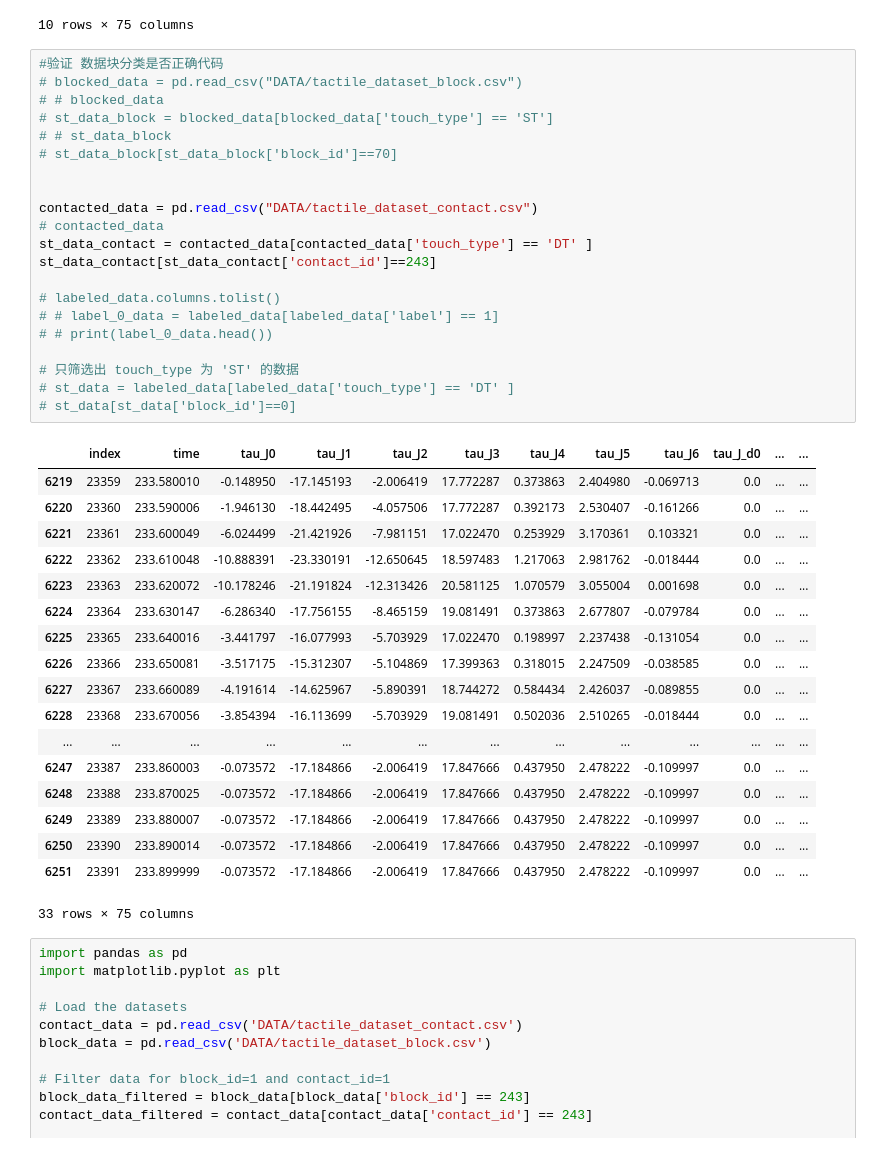
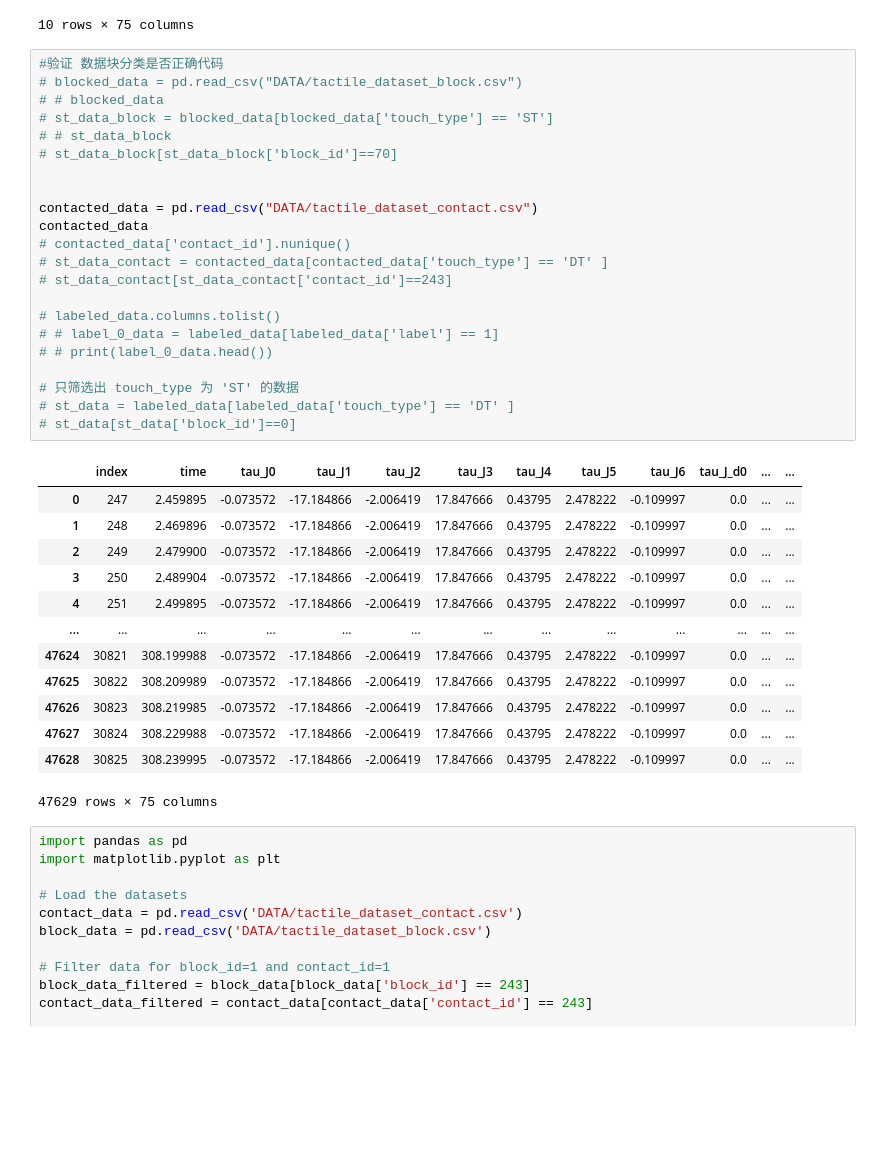
Before and after one commit to MindLabZHAW/tactileGestureDetection, a Jupyter notebook: Spectro_classify.ipynb, the cells around one changed output. Cells and saved outputs as stored; diff of their text form; blank space fills up the shorter version.

```diff
--- a/Spectro_classify.ipynb
+++ b/Spectro_classify.ipynb
@@ -61,43 +61,39 @@ st_data[st_data['block_id']==100]
 # %%
 #验证 数据块分类是否正确代码
 # blocked_data = pd.read_csv("DATA/tactile_dataset_block.csv")
 # # blocked_data
 # st_data_block = blocked_data[blocked_data['touch_type'] == 'ST']
 # # st_data_block
 # st_data_block[st_data_block['block_id']==70]
 
 
 contacted_data = pd.read_csv("DATA/tactile_dataset_contact.csv")
-# contacted_data
-st_data_contact = contacted_data[contacted_data['touch_type'] == 'DT' ]
-st_data_contact[st_data_contact['contact_id']==243]
+contacted_data
+# contacted_data['contact_id'].nunique()
+# st_data_contact = contacted_data[contacted_data['touch_type'] == 'DT' ]
+# st_data_contact[st_data_contact['contact_id']==243]
 
 # labeled_data.columns.tolist()
 # # label_0_data = labeled_data[labeled_data['label'] == 1]
 # # print(label_0_data.head())
 
 # 只筛选出 touch_type 为 'ST' 的数据
 # st_data = labeled_data[labeled_data['touch_type'] == 'DT' ]
 # st_data[st_data['block_id']==0]
 # %% [output]
 |  | index | time | tau_J0 | tau_J1 | tau_J2 | tau_J3 | tau_J4 | tau_J5 | tau_J6 | tau_J_d0 | ... | ... |
-| 6219 | 23359 | 233.580010 | -0.148950 | -17.145193 | -2.006419 | 17.772287 | 0.373863 | 2.404980 | -0.069713 | 0.0 | ... | ... |
-| 6220 | 23360 | 233.590006 | -1.946130 | -18.442495 | -4.057506 | 17.772287 | 0.392173 | 2.530407 | -0.161266 | 0.0 | ... | ... |
-| 6221 | 23361 | 233.600049 | -6.024499 | -21.421926 | -7.981151 | 17.022470 | 0.253929 | 3.170361 | 0.103321 | 0.0 | ... | ... |
-| 6222 | 23362 | 233.610048 | -10.888391 | -23.330191 | -12.650645 | 18.597483 | 1.217063 | 2.981762 | -0.018444 | 0.0 | ... | ... |
-| 6223 | 23363 | 233.620072 | -10.178246 | -21.191824 | -12.313426 | 20.581125 | 1.070579 | 3.055004 | 0.001698 | 0.0 | ... | ... |
-| 6224 | 23364 | 233.630147 | -6.286340 | -17.756155 | -8.465159 | 19.081491 | 0.373863 | 2.677807 | -0.079784 | 0.0 | ... | ... |
-| 6225 | 23365 | 233.640016 | -3.441797 | -16.077993 | -5.703929 | 17.022470 | 0.198997 | 2.237438 | -0.131054 | 0.0 | ... | ... |
-| 6226 | 23366 | 233.650081 | -3.517175 | -15.312307 | -5.104869 | 17.399363 | 0.318015 | 2.247509 | -0.038585 | 0.0 | ... | ... |
-| 6227 | 23367 | 233.660089 | -4.191614 | -14.625967 | -5.890391 | 18.744272 | 0.584434 | 2.426037 | -0.089855 | 0.0 | ... | ... |
-| 6228 | 23368 | 233.670056 | -3.854394 | -16.113699 | -5.703929 | 19.081491 | 0.502036 | 2.510265 | -0.018444 | 0.0 | ... | ... |
+| 0 | 247 | 2.459895 | -0.073572 | -17.184866 | -2.006419 | 17.847666 | 0.43795 | 2.478222 | -0.109997 | 0.0 | ... | ... |
+| 1 | 248 | 2.469896 | -0.073572 | -17.184866 | -2.006419 | 17.847666 | 0.43795 | 2.478222 | -0.109997 | 0.0 | ... | ... |
+| 2 | 249 | 2.479900 | -0.073572 | -17.184866 | -2.006419 | 17.847666 | 0.43795 | 2.478222 | -0.109997 | 0.0 | ... | ... |
+| 3 | 250 | 2.489904 | -0.073572 | -17.184866 | -2.006419 | 17.847666 | 0.43795 | 2.478222 | -0.109997 | 0.0 | ... | ... |
+| 4 | 251 | 2.499895 | -0.073572 | -17.184866 | -2.006419 | 17.847666 | 0.43795 | 2.478222 | -0.109997 | 0.0 | ... | ... |
 | ... | ... | ... | ... | ... | ... | ... | ... | ... | ... | ... | ... | ... |
-| 6247 | 23387 | 233.860003 | -0.073572 | -17.184866 | -2.006419 | 17.847666 | 0.437950 | 2.478222 | -0.109997 | 0.0 | ... | ... |
-| 6248 | 23388 | 233.870025 | -0.073572 | -17.184866 | -2.006419 | 17.847666 | 0.437950 | 2.478222 | -0.109997 | 0.0 | ... | ... |
-| 6249 | 23389 | 233.880007 | -0.073572 | -17.184866 | -2.006419 | 17.847666 | 0.437950 | 2.478222 | -0.109997 | 0.0 | ... | ... |
-| 6250 | 23390 | 233.890014 | -0.073572 | -17.184866 | -2.006419 | 17.847666 | 0.437950 | 2.478222 | -0.109997 | 0.0 | ... | ... |
-| 6251 | 23391 | 233.899999 | -0.073572 | -17.184866 | -2.006419 | 17.847666 | 0.437950 | 2.478222 | -0.109997 | 0.0 | ... | ... |
+| 47624 | 30821 | 308.199988 | -0.073572 | -17.184866 | -2.006419 | 17.847666 | 0.43795 | 2.478222 | -0.109997 | 0.0 | ... | ... |
+| 47625 | 30822 | 308.209989 | -0.073572 | -17.184866 | -2.006419 | 17.847666 | 0.43795 | 2.478222 | -0.109997 | 0.0 | ... | ... |
+| 47626 | 30823 | 308.219985 | -0.073572 | -17.184866 | -2.006419 | 17.847666 | 0.43795 | 2.478222 | -0.109997 | 0.0 | ... | ... |
+| 47627 | 30824 | 308.229988 | -0.073572 | -17.184866 | -2.006419 | 17.847666 | 0.43795 | 2.478222 | -0.109997 | 0.0 | ... | ... |
+| 47628 | 30825 | 308.239995 | -0.073572 | -17.184866 | -2.006419 | 17.847666 | 0.43795 | 2.478222 | -0.109997 | 0.0 | ... | ... |
-33 rows × 75 columns
+47629 rows × 75 columns
 # %%
 import pandas as pd
 import matplotlib.pyplot as plt
```
Also changed, not shown: 2 other files.
